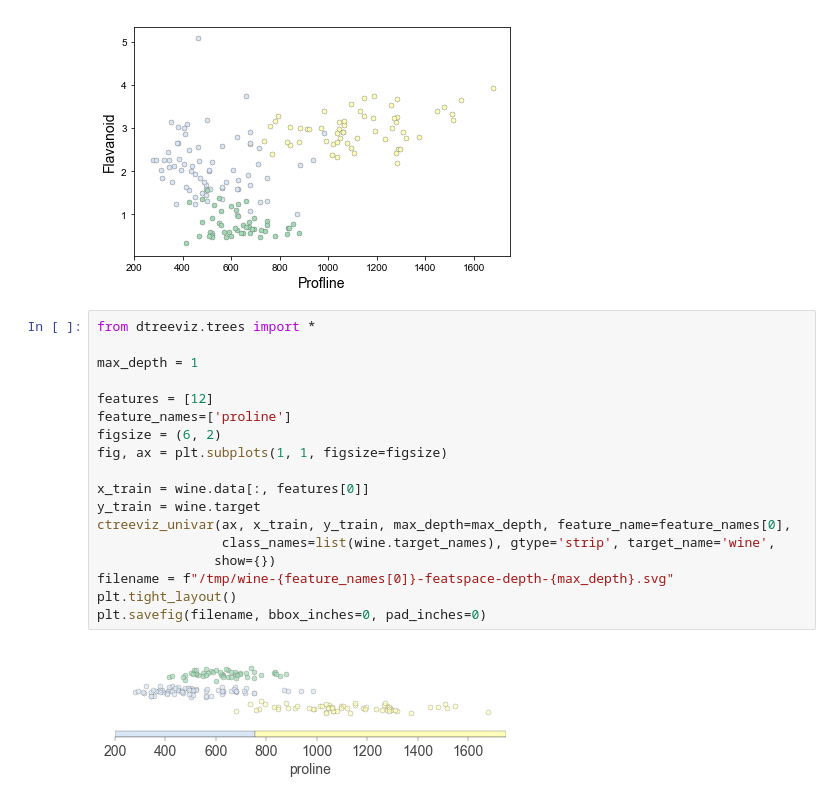
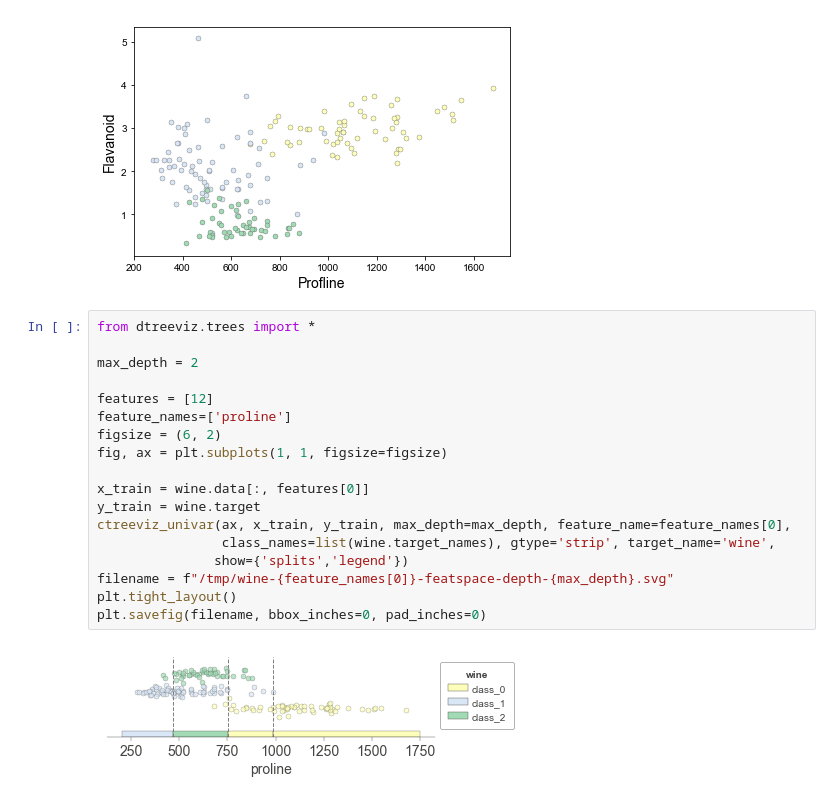
Before and after one commit to rspadim/dtreeviz, a Jupyter notebook: testing/slides.ipynb, the cells around one changed output. Cells and saved outputs as stored; diff of their text form.

```diff
--- a/testing/slides.ipynb
+++ b/testing/slides.ipynb
@@ -79,23 +126,23 @@ plt.savefig("/tmp/wine-prol-flav.svg", bbox_inches=0, pad_inches=0)
 # %%
 from dtreeviz.trees import *
 
-max_depth = 1
+max_depth = 2
 
 features = [12]
 feature_names=['proline']
 figsize = (6, 2)
 fig, ax = plt.subplots(1, 1, figsize=figsize)
 
 x_train = wine.data[:, features[0]]
 y_train = wine.target
 ctreeviz_univar(ax, x_train, y_train, max_depth=max_depth, feature_name=feature_names[0],
                 class_names=list(wine.target_names), gtype='strip', target_name='wine',
-               show={})
+               show={'splits','legend'})
 filename = f"/tmp/wine-{feature_names[0]}-featspace-depth-{max_depth}.svg"
 plt.tight_layout()
 plt.savefig(filename, bbox_inches=0, pad_inches=0)
 # %% [output]
-[figure, old version]
+[figure, new version]
 # %%
 max_depth = 2
 
```
Also changed, not shown: parts of 5 cells of this notebook, 3 other files.
